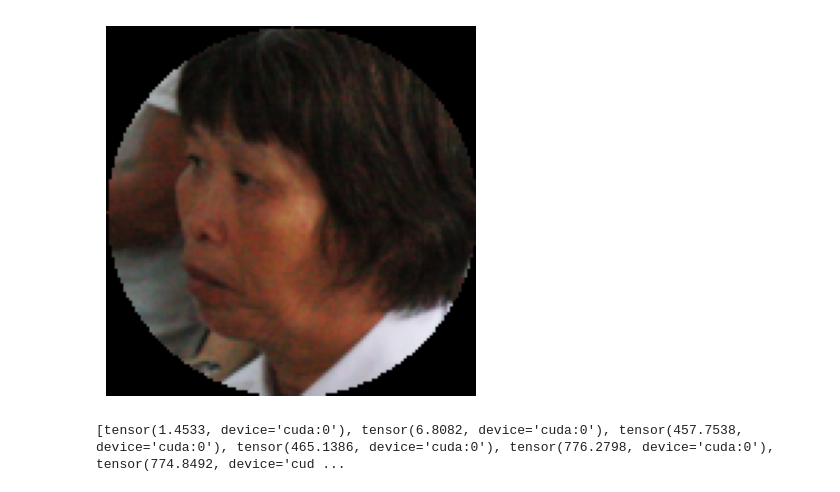
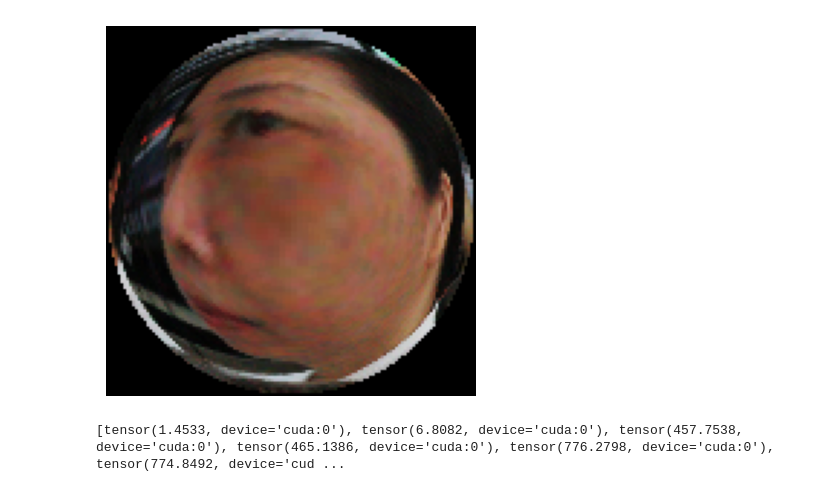
Before and after one commit to MichelleAppel/viseon, a Jupyter notebook: notebooks/test_faces_dataset.ipynb, the cells around one changed output. Drawn from its saved outputs; the diff is of its cells as text; code cells hidden in the pictures.

Commit message:
Retinal compression in dataloader and bio inspired Autoencoder

```diff
--- a/notebooks/test_faces_dataset.ipynb
+++ b/notebooks/test_faces_dataset.ipynb
@@ -12,13 +15,13 @@ from local_datasets import LaPaDataset
 # %%
 # C:\Users\appel\Documents\Project\Dynaphos\data\face\LaPa\LaPa
 
-lapa = LaPaDataset('C:\\Users\\appel\\Documents\\Project\\Dynaphos\\data\\face\\LaPa', circular_mask=True)
+lapa = LaPaDataset('C:\\Users\\appel\\Documents\\Project\\Dynaphos\\data\\face\\LaPa', circular_mask=True, retinal_compression=True)
 # %%
 plt.axis('off')
-plt.imshow(lapa[3][0].cpu().permute(1, 2, 0))
+plt.imshow(lapa[2]['image'].cpu().permute(1, 2, 0))
 plt.show()
 # %% [output]
-[figure, old version]
+[figure, new version]
 # %%
 plt.axis('off')
 plt.imshow(lapa[3][1].cpu().permute(1, 2, 0))
```
Also changed, not shown: parts of 1 cell of this notebook, 8 other files.
